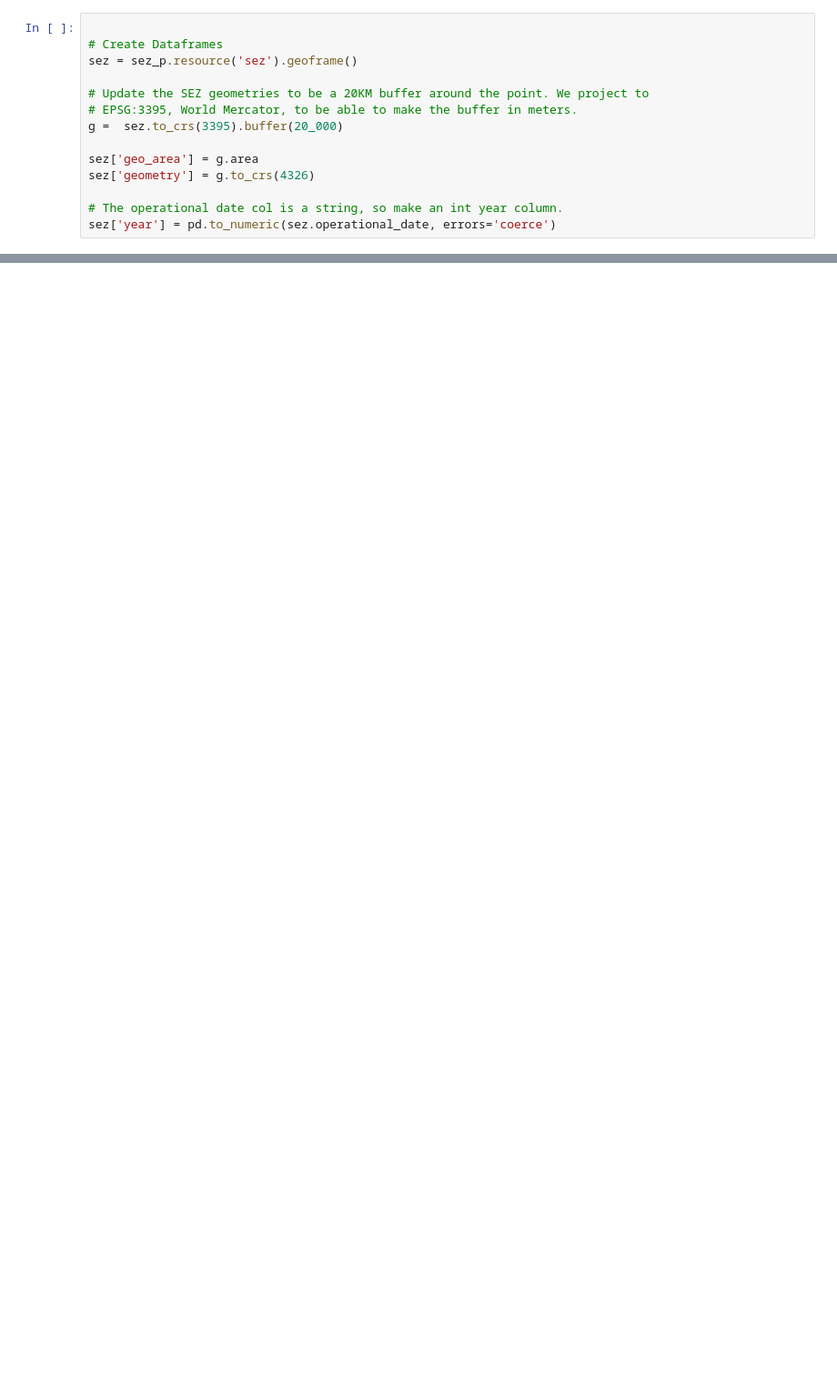
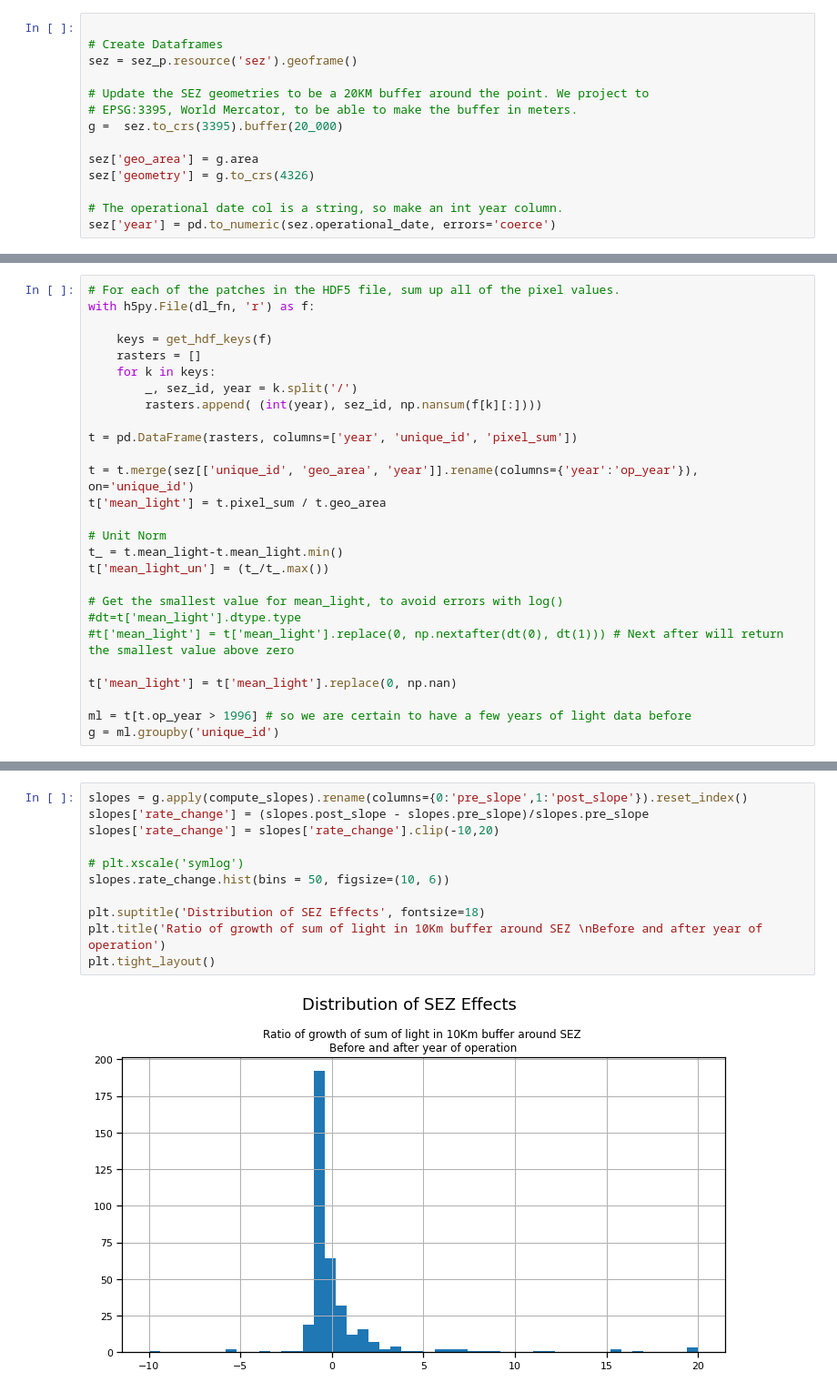
Before and after one commit to sandiegodata-projects/chartercitiesinstitute.org-sez, a Jupyter notebook: notebooks/ericbusboom/02 Circular Patches.ipynb, the cells around one changed output, grey strips where cells are left out. Shown at 91% size. Saved outputs shown, nothing was run; the diff lists cells and outputs as text; blank space fills up the shorter version.

```diff
--- a/notebooks/ericbusboom/02 Circular Patches.ipynb
+++ b/notebooks/ericbusboom/02 Circular Patches.ipynb
@@ -174,0 +115,27 @@ sez[['unique_id', 'geo_area', 'year']]
+# %%
+# For each of the patches in the HDF5 file, sum up all of the pixel values.
+with h5py.File(dl_fn, 'r') as f:
+
+    keys = get_hdf_keys(f)
+    rasters = []
+    for k in keys:
+        _, sez_id, year = k.split('/')
+        rasters.append( (int(year), sez_id, np.nansum(f[k][:])))
+
+t = pd.DataFrame(rasters, columns=['year', 'unique_id', 'pixel_sum'])
+
+t = t.merge(sez[['unique_id', 'geo_area', 'year']].rename(columns={'year':'op_year'}), on='unique_id')
+t['mean_light'] = t.pixel_sum / t.geo_area
+
+# Unit Norm
+t_ = t.mean_light-t.mean_light.min()
+t['mean_light_un'] = (t_/t_.max())
+
+# Get the smallest value for mean_light, to avoid errors with log()
+#dt=t['mean_light'].dtype.type
+#t['mean_light'] = t['mean_light'].replace(0, np.nextafter(dt(0), dt(1))) # Next after will return the smallest value above zero
+
+t['mean_light'] = t['mean_light'].replace(0, np.nan)
+
+ml = t[t.op_year > 1996] # so we are certain to have a few years of light data before
+g = ml.groupby('unique_id')
@@ -174,0 +236,13 @@ sez[['unique_id', 'geo_area', 'year']]
+# %%
+slopes = g.apply(compute_slopes).rename(columns={0:'pre_slope',1:'post_slope'}).reset_index()
+slopes['rate_change'] = (slopes.post_slope - slopes.pre_slope)/slopes.pre_slope
+slopes['rate_change'] = slopes['rate_change'].clip(-10,20)
+
+# plt.xscale('symlog')
+slopes.rate_change.hist(bins = 50, figsize=(10, 6))
+
+plt.suptitle('Distribution of SEZ Effects', fontsize=18)
+plt.title('Ratio of growth of sum of light in 10Km buffer around SEZ \nBefore and after year of operation')
+plt.tight_layout()
+# %% [output]
+[figure, added]
```
Also changed, not shown: parts of 27 cells of this notebook, 2 other files.
